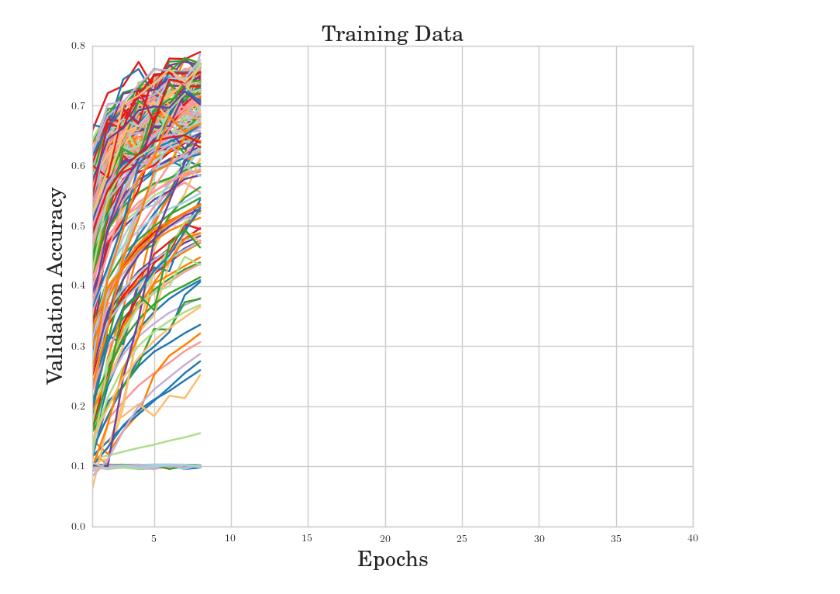
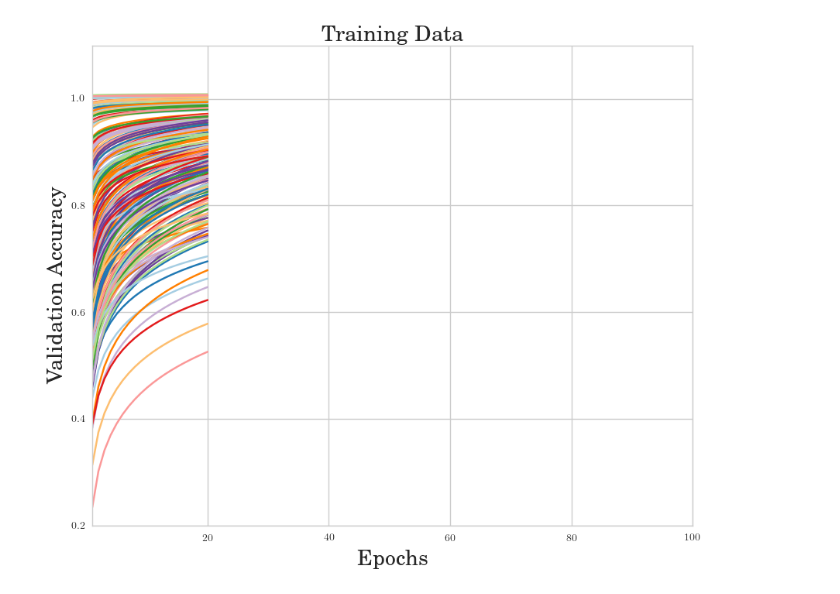
Before and after one commit to automl/RoBO, a Jupyter notebook: experiments/lc_prediction/visualization.ipynb, the cells around one changed output. Drawn from its saved outputs; the diff is of its cells as text; code cells hidden in the pictures.

```diff
--- a/experiments/lc_prediction/visualization.ipynb
+++ b/experiments/lc_prediction/visualization.ipynb
@@ -76,18 +75,21 @@ for i in range(N):
 # %%
+def toy_example(t, a, b):
+    return (10 + a * np.log(b * t)) / 10. + 10e-3 * np.random.rand()
+
 current_palette = seaborn.color_palette("Paired", 10)
 seaborn.set_palette(current_palette)
 
-observed = 20.
+observed = 20
 N = 200
-n_epochs = 40
-
-configs, learning_curves = load_configs("/mhome/kleinaa/experiments/learning_curve_prediction/datasets/conv_net_cifar10/", N)
-
-learning_curves = 1 - learning_curves
-
+n_epochs = 100
 observed_t = int(n_epochs * (observed / 100.))
 
 t_idx = np.arange(1, observed_t + 1) / n_epochs
+t_grid = np.arange(1, n_epochs + 1) / n_epochs
+
+configs = np.random.rand(N, 2)
+learning_curves = [toy_example(t_grid, configs[i, 0], configs[i, 1]) for i in range(N)]
+
 
 X_train = None
 y_train = None
@@ -95,31 +97,31 @@ X_test = None
 y_test = None
 
 for i in range(N):
 
     x = np.repeat(configs[i, None, :], t_idx.shape[0], axis=0)
     x = np.concatenate((x, t_idx[:, None]), axis=1)
 
     x_test = np.concatenate((configs[i, None, :], np.array([[1]])), axis=1)
 
     lc = learning_curves[i][:observed_t]
     lc_test = np.array([learning_curves[i][-1]])
 
     if X_train is None:
         X_train = x
         y_train = lc
         X_test = x_test
         y_test = lc_test
     else:
         X_train = np.concatenate((X_train, x), 0)
         y_train = np.concatenate((y_train, lc), 0)
         X_test = np.concatenate((X_test, x_test), 0)
         y_test = np.concatenate((y_test, lc_test), 0)
 
     plt.plot(t_idx * n_epochs, lc)
 plt.xlabel("Epochs", fontsize=20)
 plt.ylabel("Validation Accuracy", fontsize=20)
 plt.title("Training Data", fontsize=20)
 plt.xlim(1, n_epochs)
 plt.show()
 # %% [output]
-[figure, old version]
+[figure, new version]
```
Also changed, not shown: parts of 7 cells of this notebook.
